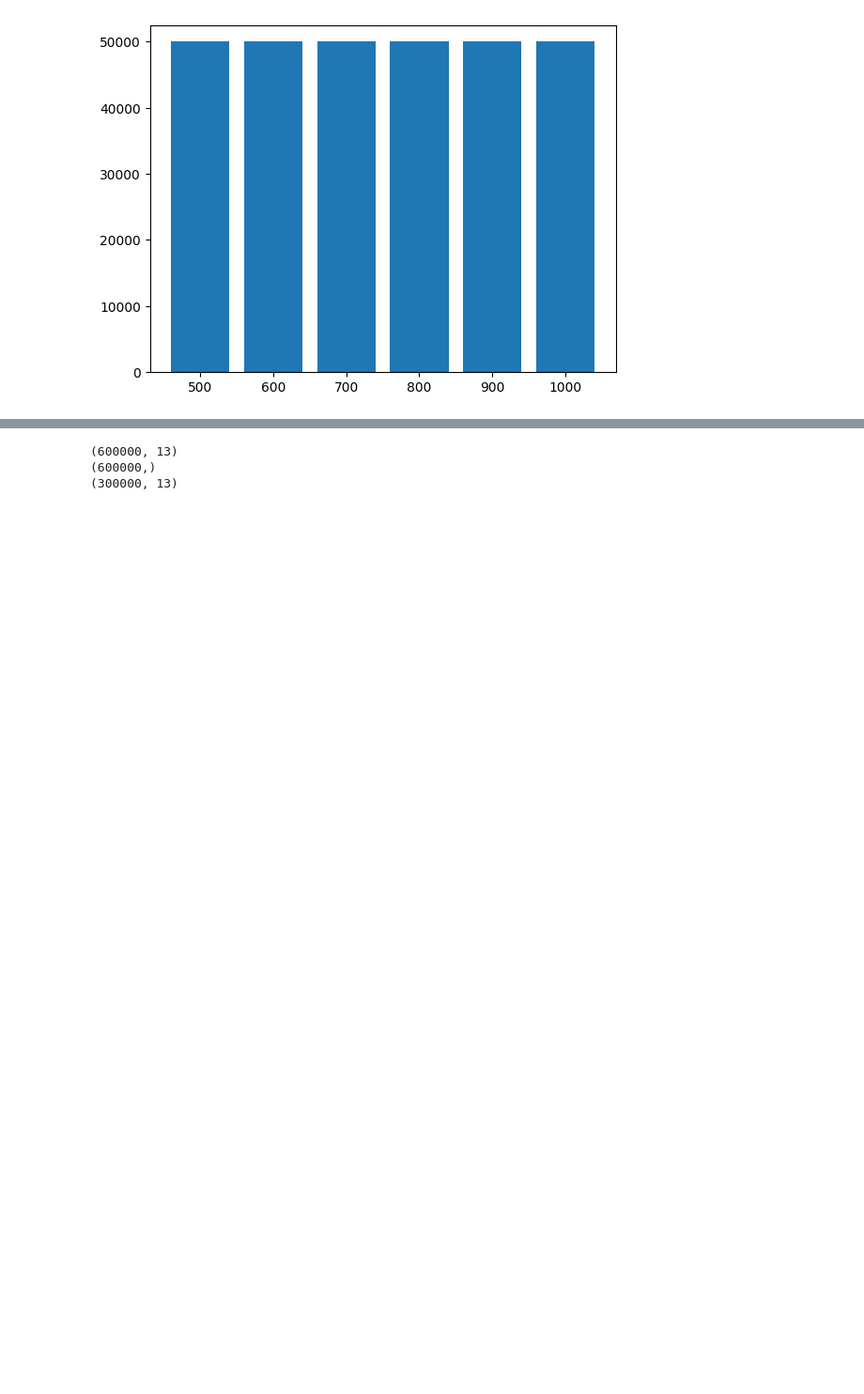
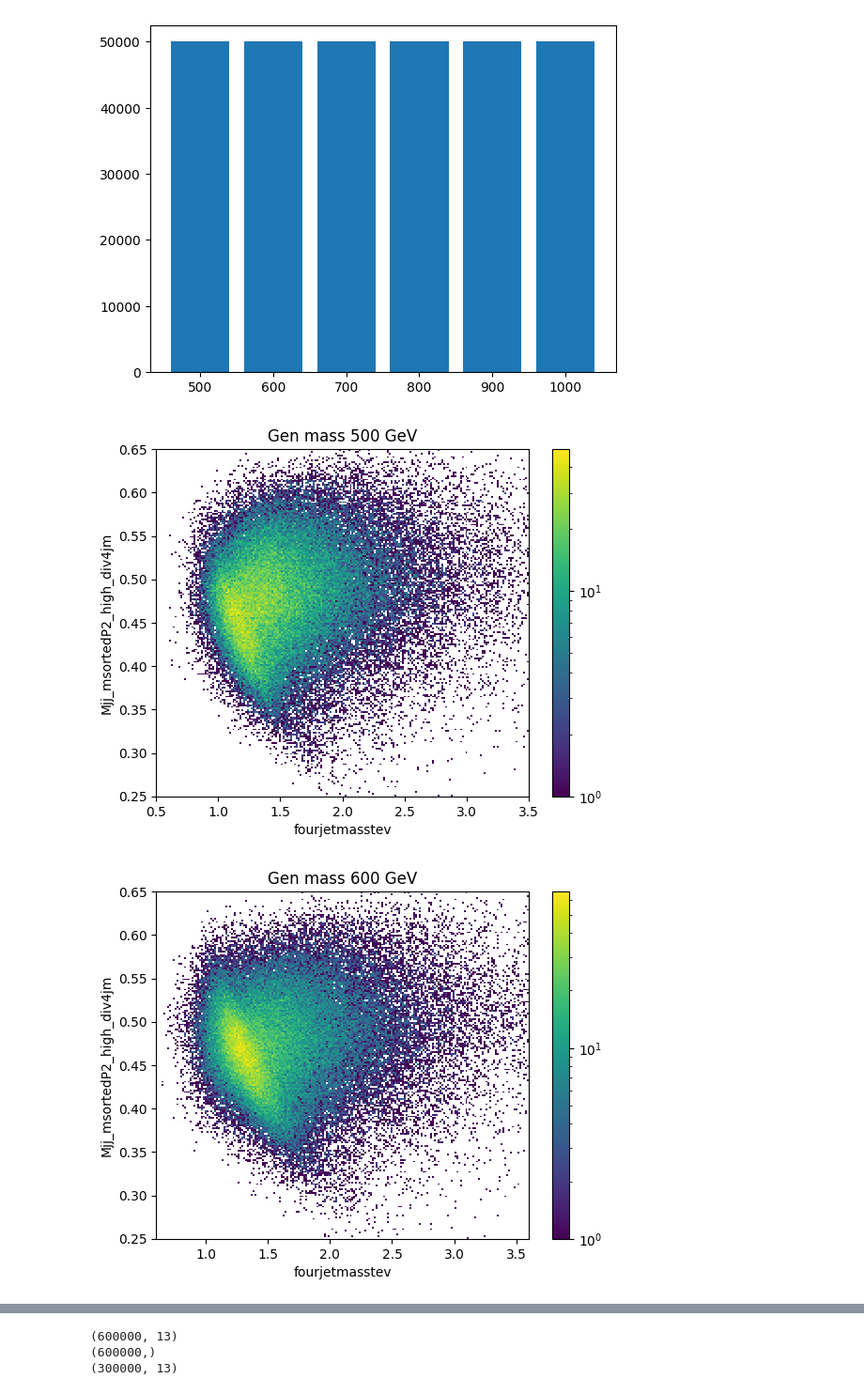
Before and after one commit to wang-hui/DiJet_ML, a Jupyter notebook: Dijet_DNN_quad_sum_mass_diff.ipynb, the cells around one changed output, grey strips where cells are left out. Shown at 94% size. Saved outputs shown, nothing was run; the diff lists cells and outputs as text; code cells hidden in the pictures; blank space fills up the shorter version.

```diff
--- a/Dijet_DNN_quad_sum_mass_diff.ipynb
+++ b/Dijet_DNN_quad_sum_mass_diff.ipynb
@@ -161,3 +161,18 @@ plt.hist(TestingDF["Mass"], bins = len(Masses), range = [450, 1050], rwidth = 0.
  array([ 450.,  550.,  650.,  750.,  850.,  950., 1050.]),
  <BarContainer object of 6 artists>)
 [figure]
+# %%
+for Mass in Masses:
+    TrainingDF_temp = TrainingDF.loc[TrainingDF["Mass"] == Mass]
+    if len(TrainingDF_temp.index) == 0: continue
+    plt.hist2d(TrainingDF_temp["fourjetmasstev"], TrainingDF_temp["Mjj_msortedP2_high_div4jm"],
+               bins = 200, range = [[Mass/1000, Mass/1000 + 3], [0.25,0.65]], norm = "log")
+    #plt.scatter(TrainingDF_temp["fourjetmasstev"], TrainingDF_temp["Mjj_msortedP2_high_div4jm"])
+    plt.title("Gen mass " + str(Mass) + " GeV")
+    plt.xlabel("fourjetmasstev")
+    plt.ylabel("Mjj_msortedP2_high_div4jm")
+    plt.colorbar()
+    plt.show()
+# %% [output]
+[figure, added]
+[figure, added]
```
Also changed, not shown: parts of 18 cells of this notebook.
